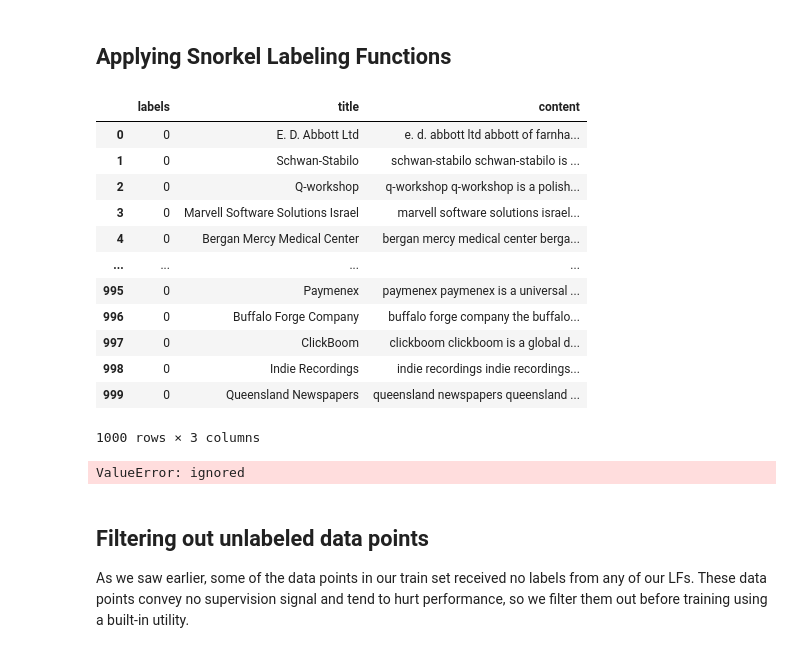
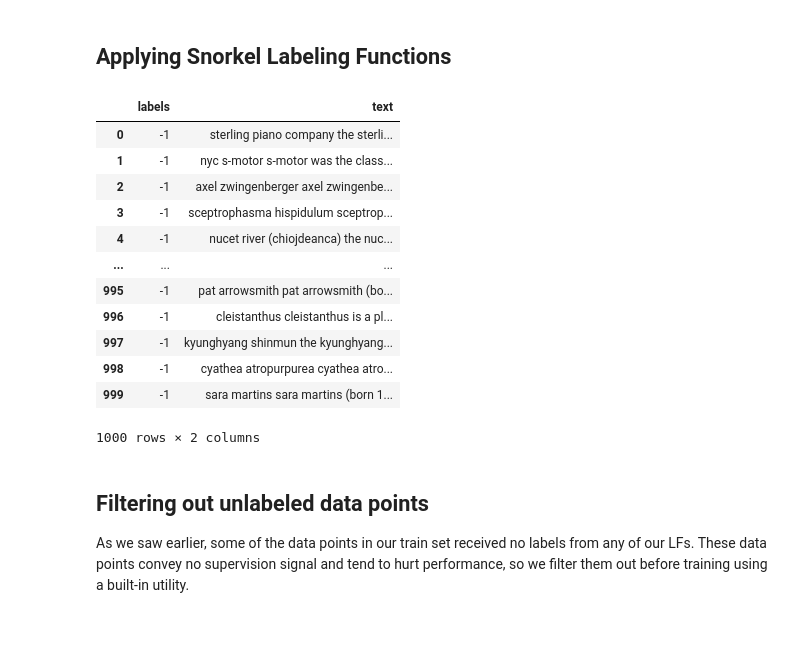
Before and after one commit to JayThibs/Weak-Supervised-Learning-Case-Study, a Jupyter notebook: text_classifier/notebooks/03_dbpedia_14_snorkel_dataset_labeling.ipynb, the cells around one changed output. Drawn from its saved outputs; the diff is of its cells as text; code cells hidden in the pictures.

```diff
--- a/text_classifier/notebooks/03_dbpedia_14_snorkel_dataset_labeling.ipynb
+++ b/text_classifier/notebooks/03_dbpedia_14_snorkel_dataset_labeling.ipynb
@@ -575,29 +537,31 @@ def lf_written_work(x):
 # %% [markdown]
 ## Applying Snorkel Labeling Functions
-# %%
-company_dataset = dbpedia_train_df.iloc[0:1000]
-company_dataset
-# %% [output]
-|  | labels | title | content |
-| 0 | 0 | E. D. Abbott Ltd | e. d. abbott ltd abbott of farnha... |
-| 1 | 0 | Schwan-Stabilo | schwan-stabilo schwan-stabilo is ... |
-| 2 | 0 | Q-workshop | q-workshop q-workshop is a polish... |
-| 3 | 0 | Marvell Software Solutions Israel | marvell software solutions israel... |
-| 4 | 0 | Bergan Mercy Medical Center | bergan mercy medical center berga... |
-| ... | ... | ... | ... |
-| 995 | 0 | Paymenex | paymenex paymenex is a universal ... |
-| 996 | 0 | Buffalo Forge Company | buffalo forge company the buffalo... |
-| 997 | 0 | ClickBoom | clickboom clickboom is a global d... |
-| 998 | 0 | Indie Recordings | indie recordings indie recordings... |
-| 999 | 0 | Queensland Newspapers | queensland newspapers queensland ... |
-1000 rows × 3 columns
+# %%
+# company_dataset = dbpedia_train_df.iloc[0:1000]
+# company_dataset
+
+df_small_train_dbpedia = dbpedia_train_df.sample(1000, random_state=42).reset_index(drop=True)
+df_small_test_dbpedia = dbpedia_test_df.sample(1000, random_state=42).reset_index(drop=True)
+df_small_train_dbpedia
+# %% [output]
+|  | labels | text |
+| 0 | -1 | sterling piano company the sterli... |
+| 1 | -1 | nyc s-motor s-motor was the class... |
+| 2 | -1 | axel zwingenberger axel zwingenbe... |
+| 3 | -1 | sceptrophasma hispidulum sceptrop... |
+| 4 | -1 | nucet river (chiojdeanca) the nuc... |
+| ... | ... | ... |
+| 995 | -1 | pat arrowsmith pat arrowsmith (bo... |
+| 996 | -1 | cleistanthus cleistanthus is a pl... |
+| 997 | -1 | kyunghyang shinmun the kyunghyang... |
+| 998 | -1 | cyathea atropurpurea cyathea atro... |
+| 999 | -1 | sara martins sara martins (born 1... |
+1000 rows × 2 columns
 # %%
 from snorkel.labeling import PandasLFApplier
 applier = PandasLFApplier(lfs=lfs)
-L_train = applier.apply(df=company_dataset)
-L_test = applier.apply(df=company_dataset)
+L_train = applier.apply(df=df_small_train_dbpedia)
+L_test = applier.apply(df=df_small_test_dbpedia)
-# %% [output]
-ValueError: ignored
 # %%
 LFAnalysis(L=L_train, lfs=lfs).lf_summary()
 # %%
```
Also changed, not shown: parts of 9 cells of this notebook.
